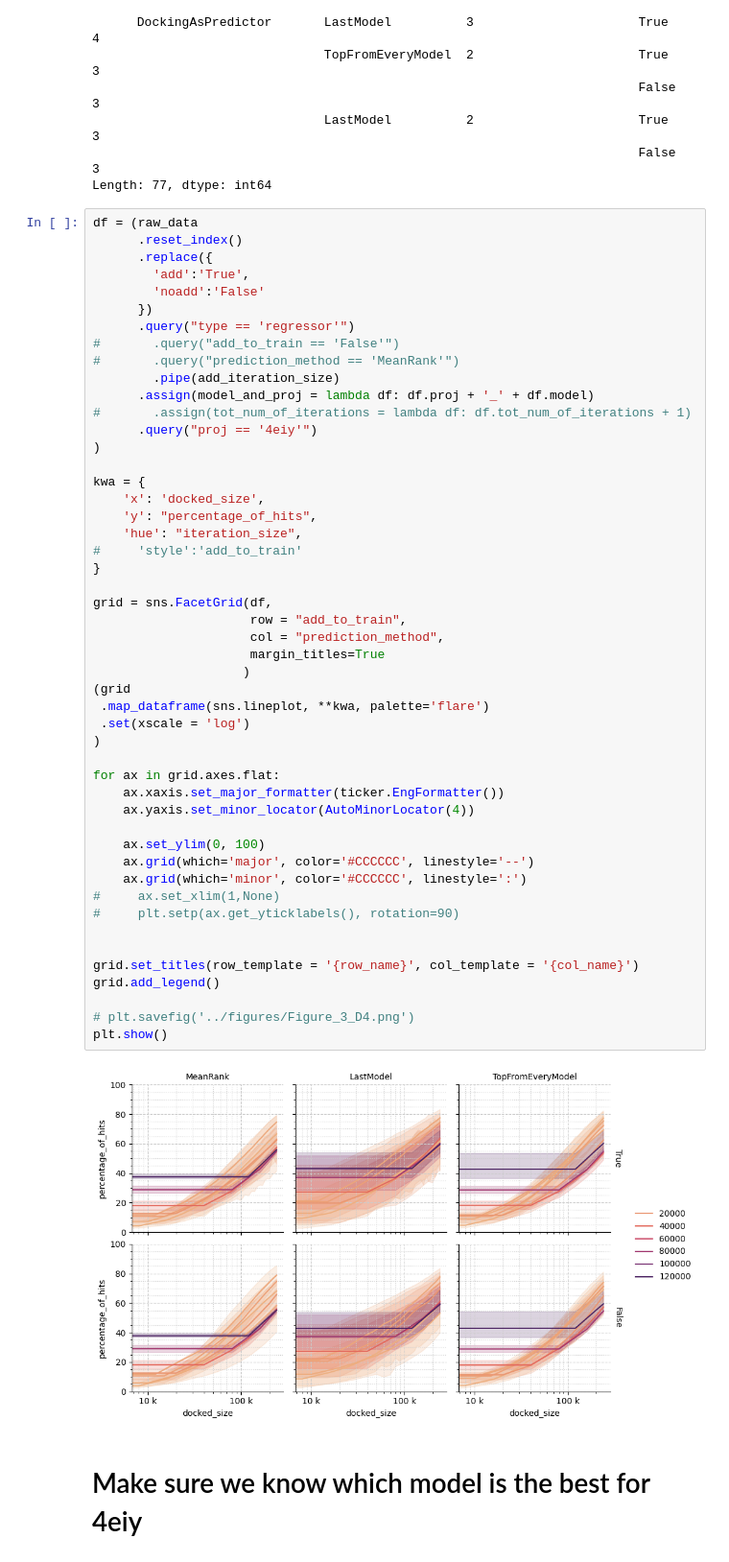
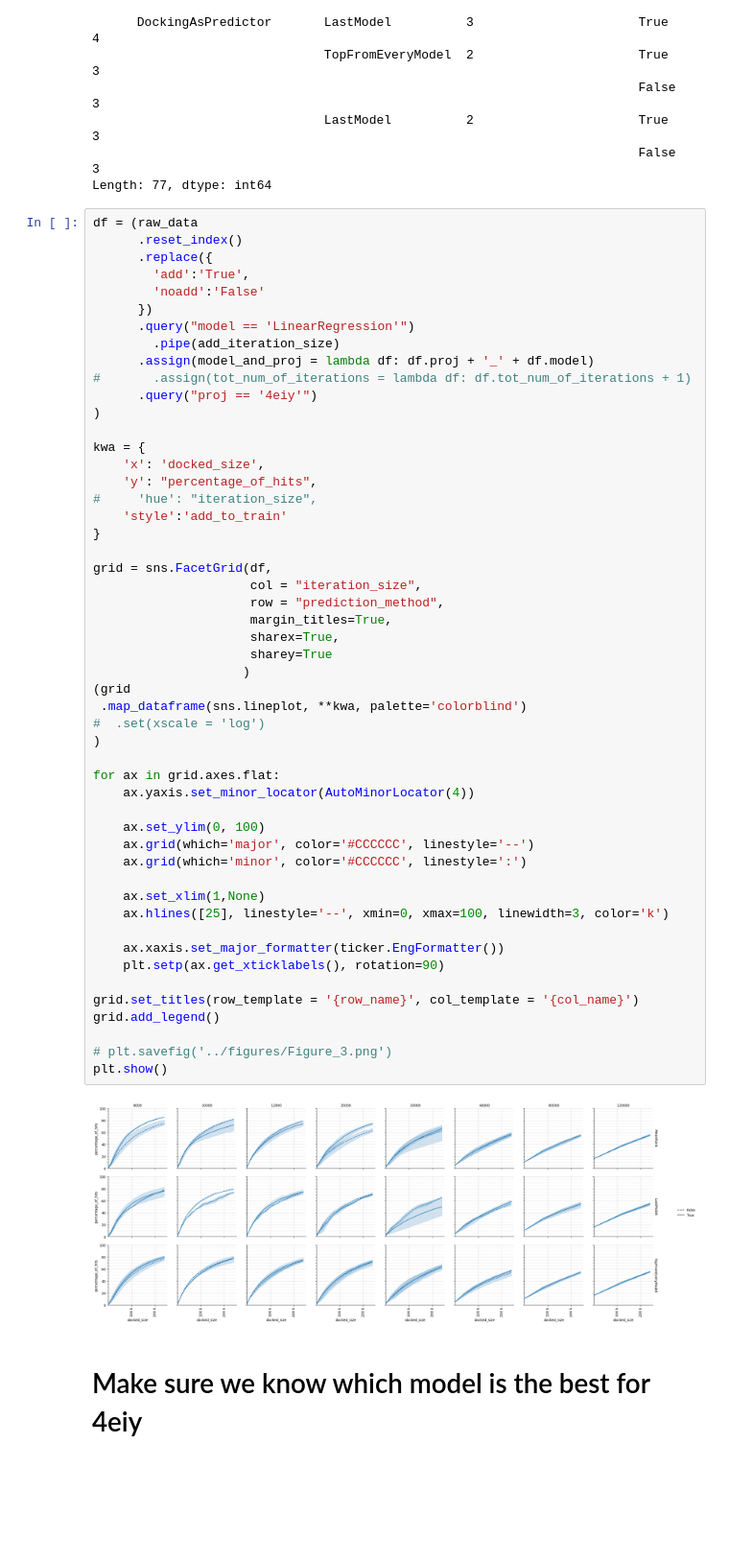
Before and after one commit to marinegor/Linear-accelerated-docking, a Jupyter notebook: notebooks/Figure_3_iterations.ipynb, the cells around one changed output. Shown at 96% size. Cells and saved outputs as stored; diff of their text form; blank space fills up the shorter version.

```diff
--- a/notebooks/Figure_3_iterations.ipynb
+++ b/notebooks/Figure_3_iterations.ipynb
@@ -118,50 +118,52 @@ df = (raw_data
         'add':'True',
         'noadd':'False'
       })
-      .query("type == 'regressor'")
-#       .query("add_to_train == 'False'")
-#       .query("prediction_method == 'MeanRank'")
+      .query("model == 'LinearRegression'")
         .pipe(add_iteration_size)
       .assign(model_and_proj = lambda df: df.proj + '_' + df.model)
 #       .assign(tot_num_of_iterations = lambda df: df.tot_num_of_iterations + 1)
       .query("proj == '4eiy'")
 )
 
 kwa = {
     'x': 'docked_size',
     'y': "percentage_of_hits",
-    'hue': "iteration_size",
-#     'style':'add_to_train'
+#     'hue': "iteration_size",
+    'style':'add_to_train'
 }
 
 grid = sns.FacetGrid(df,
-                     row = "add_to_train",
-                     col = "prediction_method",
-                     margin_titles=True
+                     col = "iteration_size",
+                     row = "prediction_method",
+                     margin_titles=True,
+                     sharex=True,
+                     sharey=True
                     )
 (grid
- .map_dataframe(sns.lineplot, **kwa, palette='flare')
- .set(xscale = 'log')
+ .map_dataframe(sns.lineplot, **kwa, palette='colorblind')
+#  .set(xscale = 'log')
 )
 
 for ax in grid.axes.flat:
-    ax.xaxis.set_major_formatter(ticker.EngFormatter())
     ax.yaxis.set_minor_locator(AutoMinorLocator(4))
 
     ax.set_ylim(0, 100)
     ax.grid(which='major', color='#CCCCCC', linestyle='--')
     ax.grid(which='minor', color='#CCCCCC', linestyle=':')
-#     ax.set_xlim(1,None)
-#     plt.setp(ax.get_yticklabels(), rotation=90)
 
+    ax.set_xlim(1,None)
+    ax.hlines([25], linestyle='--', xmin=0, xmax=100, linewidth=3, color='k')
+
+    ax.xaxis.set_major_formatter(ticker.EngFormatter())
+    plt.setp(ax.get_xticklabels(), rotation=90)
 
 grid.set_titles(row_template = '{row_name}', col_template = '{col_name}')
 grid.add_legend()
 
-# plt.savefig('../figures/Figure_3_D4.png')
+# plt.savefig('../figures/Figure_3.png')
 plt.show()
 # %% [output]
-[figure, old version]
+[figure, new version]
 # %% [markdown]
 # Make sure we know which model is the best for 4eiy
 # %%
```
Also changed, not shown: 1 other file.
